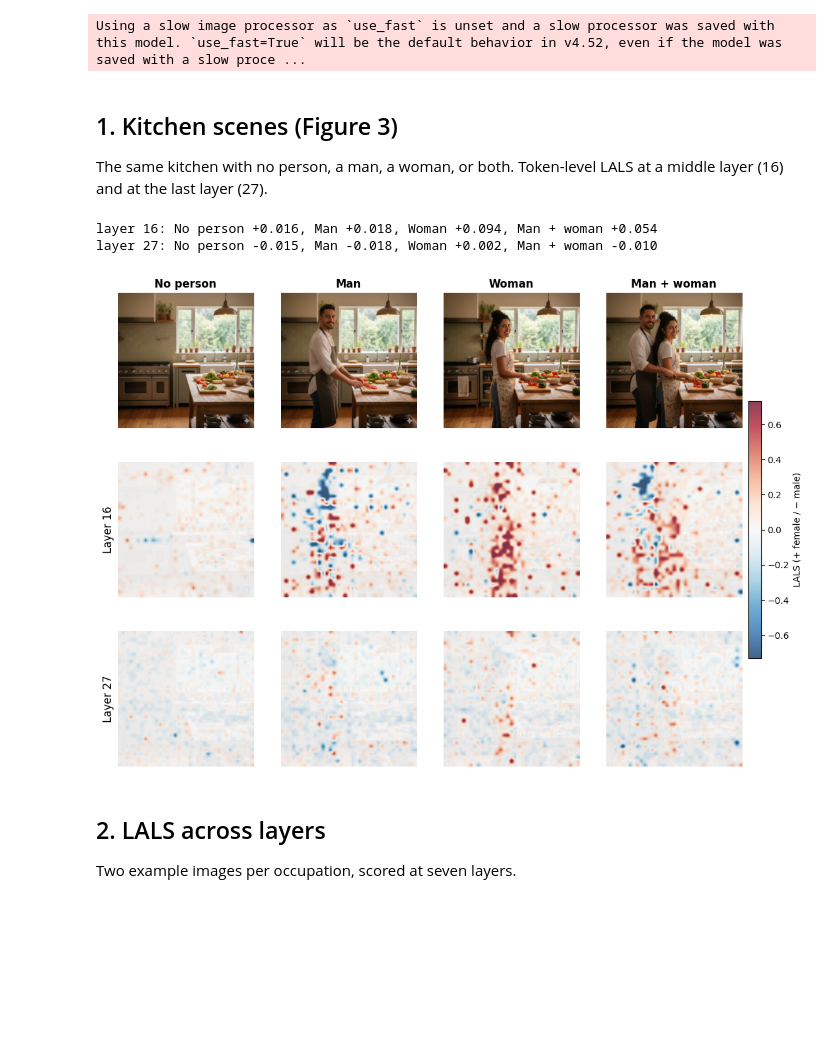
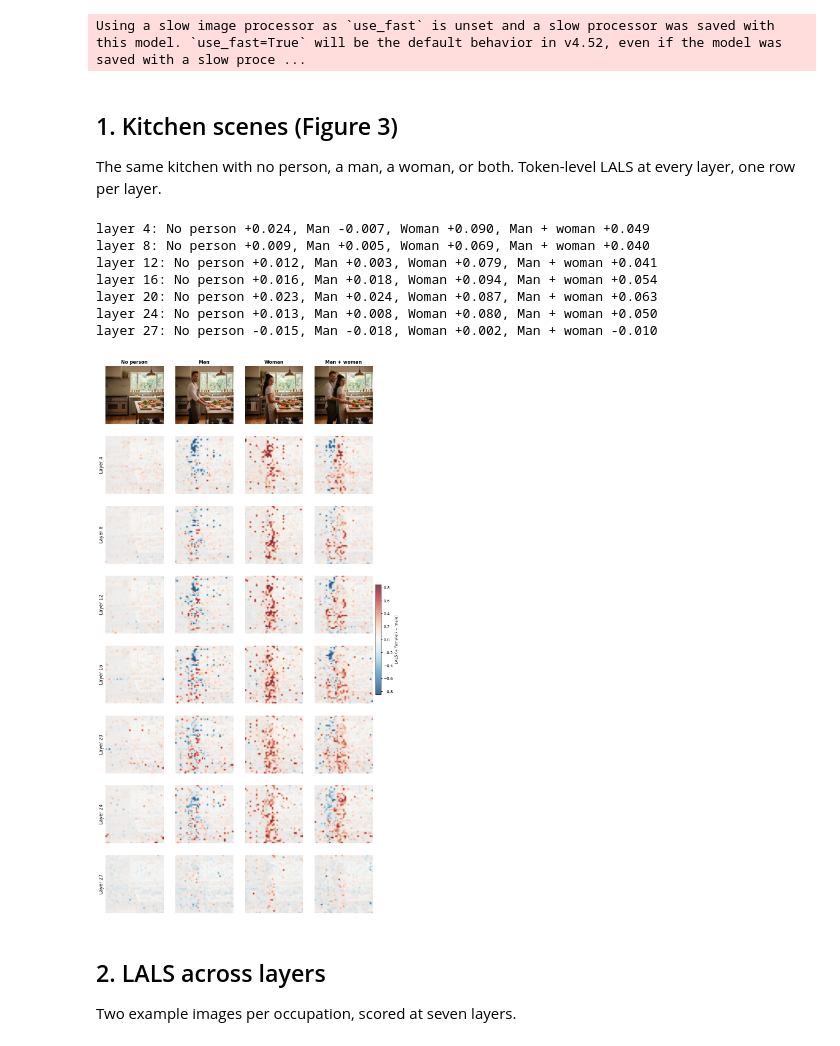
Before and after one commit to arnaumarin/lals, a Jupyter notebook: notebooks/demo.ipynb, the cells around one changed output. Cells and saved outputs as stored; diff of their text form; code cells hidden in the pictures; blank space fills up the shorter version.

Commit message:
Demo: kitchen heatmaps at every layer

```diff
--- a/notebooks/demo.ipynb
+++ b/notebooks/demo.ipynb
@@ -35,28 +35,33 @@ Using a slow image processor as `use_fast` is unset and a slow processor was sav
 # %% [markdown]
 ## 1. Kitchen scenes (Figure 3)
 
-The same kitchen with no person, a man, a woman, or both. Token-level LALS at a middle layer (16)
-and at the last layer (27).
+The same kitchen with no person, a man, a woman, or both. Token-level LALS at every layer, one row
+per layer.
 # %%
 SCENES = {"No person": "noperson_kitchen.png", "Man": "man_kitchen.png",
           "Woman": "woman_kitchen.png", "Man + woman": "people_kitchen.png"}
 images = [load_image(EXAMPLES / "kitchen" / name) for name in SCENES.values()]
-hidden = [vlm.visual_token_states(image, [16, 27]) for image in images]
+hidden = [vlm.visual_token_states(image, layers) for image in images]
 
 maps = []
-for layer in [16, 27]:
+for layer in layers:
     scorer = LALSScorer(TextDB.load(DB_DIR, layer), k=20)
     maps.append([scorer.token_map(scorer.neighbours(h[layer]), vlm.visual_grid(image))
                  for h, image in zip(hidden, images)])
     scores = [image_summary(scorer.token_scores(h[layer]))["mean"] for h in hidden]
     print(f"layer {layer}: " + ", ".join(f"{name} {s:+.3f}" for name, s in zip(SCENES, scores)))
 
-plots.token_heatmaps(images, maps, list(SCENES), ["Layer 16", "Layer 27"])
+plots.token_heatmaps(images, maps, list(SCENES), [f"Layer {layer}" for layer in layers])
 plt.show()
 # %% [output]
+layer 4: No person +0.024, Man -0.007, Woman +0.090, Man + woman +0.049
+layer 8: No person +0.009, Man +0.005, Woman +0.069, Man + woman +0.040
+layer 12: No person +0.012, Man +0.003, Woman +0.079, Man + woman +0.041
 layer 16: No person +0.016, Man +0.018, Woman +0.094, Man + woman +0.054
+layer 20: No person +0.023, Man +0.024, Woman +0.087, Man + woman +0.063
+layer 24: No person +0.013, Man +0.008, Woman +0.080, Man + woman +0.050
 layer 27: No person -0.015, Man -0.018, Woman +0.002, Man + woman -0.010
-[figure, old version]
+[figure, new version]
 # %% [markdown]
 ## 2. LALS across layers
 
```
